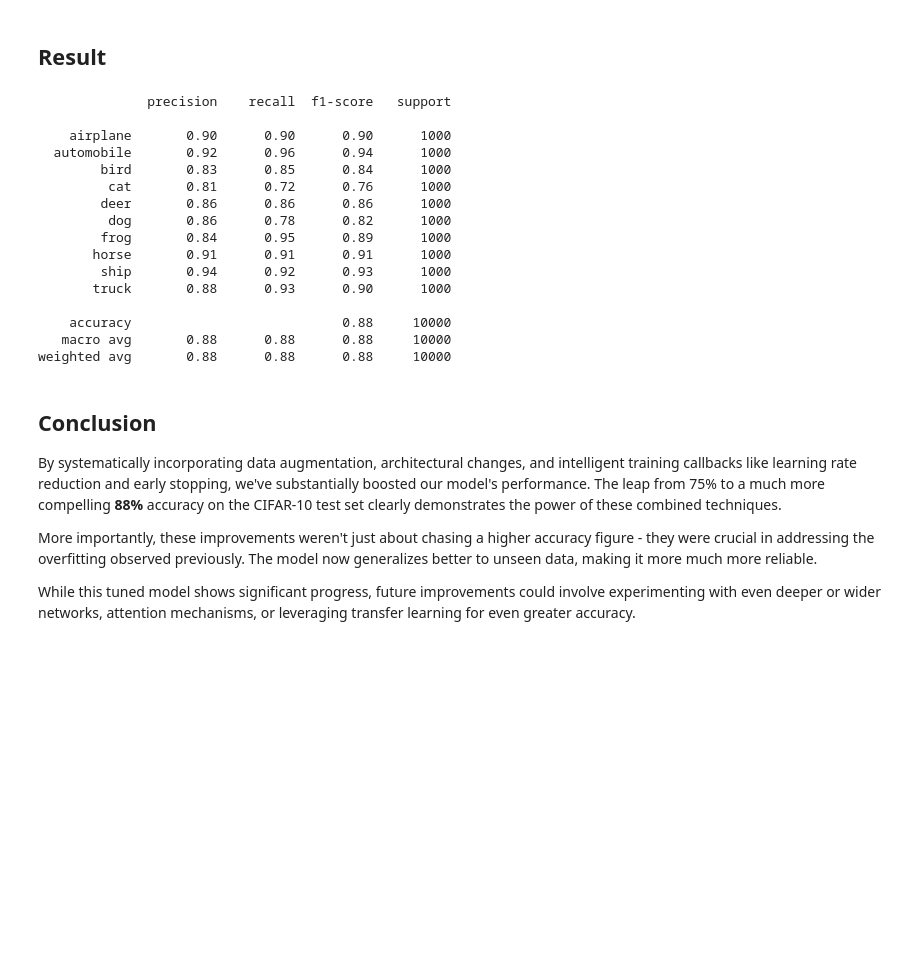
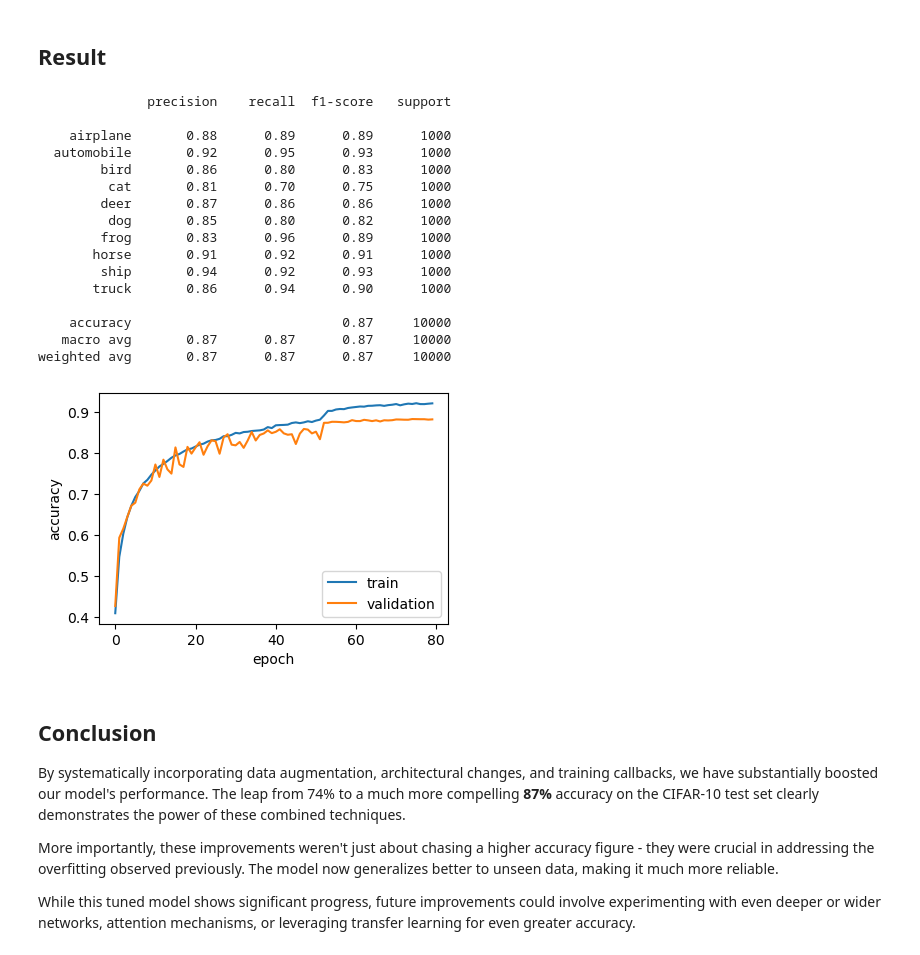
Before and after one commit to sweetpalma/mle, a Jupyter notebook: image-classification/02-cnn-tuned.ipynb, the cells around one changed output. Cells and saved outputs as stored; diff of their text form; code cells hidden in the pictures; blank space fills up the shorter version.

```diff
--- a/image-classification/02-cnn-tuned.ipynb
+++ b/image-classification/02-cnn-tuned.ipynb
@@ -55,8 +57,8 @@ plt.show()
 ## Label Encoding
 # %%
 from tensorflow.keras.utils import to_categorical
-y_train_encoded = to_categorical(y_train, num_classes=len(class_names))
-y_test_encoded = to_categorical(y_test, num_classes=len(class_names))
+y_train_encoded = to_categorical(y_train, num_classes=len(train.features['label'].names))
+y_test_encoded = to_categorical(y_test, num_classes=len(train.features['label'].names))
 # %% [markdown]
 ## Building and Training the Model
 # %% [markdown]
@@ -87,13 +89,14 @@ def vgg_block(filters, dropout_rate=0.15):
 # %% [markdown]
 Just as before, our full model will consist of the **feature learning** part, now built by stacking several of these VGG blocks, and the integrated data augmentation layer. This is then followed by the **classification** part, which takes these learned features and decides what object is in the image.
 # %%
+from tensorflow.keras.utils import set_random_seed
 from tensorflow.keras import Sequential
 
-num_classes = len(class_names)
-input_shape = x_train.shape[1:]
+num_classes = len(train.features['label'].names)
+set_random_seed(0)
 
-feature_learning = Sequential([
-    layers.Input(shape=input_shape),
+feature_learning = Sequential(name='feature_learning', layers=[
+    layers.Input(shape=x_train.shape[1:]),
     data_augmentation,
     vgg_block(32),
     vgg_block(64),
@@ -101,10 +104,11 @@ feature_learning = Sequential([
     vgg_block(256),
 ])
 
-classification = Sequential([
+classification = Sequential(name = 'classification', layers=[
     layers.Flatten(),
-    layers.Dense(128, activation='relu'),
+    layers.Dense(128),
     layers.BatchNormalization(),
+    layers.Activation('relu'),
     layers.Dropout(0.35),
     layers.Dense(num_classes, activation='softmax'),
 ])
@@ -113,3 +117,5 @@ model = Sequential([
     feature_learning,
     classification,
 ])
+
+display(model.summary(expand_nested=True))
@@ -121,7 +150,7 @@ To aid our training process and combat overfitting more effectively, we will use
 # %%
 from tensorflow.keras.callbacks import ReduceLROnPlateau, EarlyStopping
 earlystop = EarlyStopping(monitor='val_loss', patience=20, restore_best_weights=True)
-reduce_lr = ReduceLROnPlateau(monitor='val_loss', patience=8, min_lr=0.00001)
+reduce_lr = ReduceLROnPlateau(monitor='val_loss', patience=10, min_lr=0.00001)
 callbacks = [reduce_lr, earlystop]
 # %% [markdown]
 We'll might also use the `AdamW` optimizer, which is an extension of the Adam optimizer that incorporates the normalization technique called **weight decay**, often leading to better generalization.
@@ -136,5 +165,5 @@ Now, let's compile and train our tuned model. This time we might start using the
 from tensorflow import device
 with device('/GPU'):
     model.compile(optimizer=optimizer, loss='categorical_crossentropy', metrics=['accuracy'])
-    model.fit(x_train, y_train_encoded, epochs=120, batch_size=64, callbacks=callbacks, validation_split=0.2)
+    history = model.fit(x_train, y_train_encoded, epochs=100, batch_size=64, callbacks=callbacks, validation_split=0.2)
 # %% [output]
@@ -159,34 +188,44 @@ Epoch 67/120
 ## Result
 # %%
 from sklearn.metrics import classification_report
-import numpy as np
 with device('/GPU'):
     y_pred_probs = model.predict(x_test, verbose=False)
     y_pred_labels = np.argmax(y_pred_probs, axis=1)
     y_true_labels = np.argmax(y_test_encoded, axis=1)
-    print(classification_report(y_true_labels, y_pred_labels, target_names=class_names))
+    print(classification_report(y_true_labels, y_pred_labels, target_names=train.features['label'].names))
 # %% [output]
               precision    recall  f1-score   support
 
-    airplane       0.90      0.90      0.90      1000
-  automobile       0.92      0.96      0.94      1000
-        bird       0.83      0.85      0.84      1000
-         cat       0.81      0.72      0.76      1000
-        deer       0.86      0.86      0.86      1000
-         dog       0.86      0.78      0.82      1000
-        frog       0.84      0.95      0.89      1000
-       horse       0.91      0.91      0.91      1000
+    airplane       0.88      0.89      0.89      1000
+  automobile       0.92      0.95      0.93      1000
+        bird       0.86      0.80      0.83      1000
+         cat       0.81      0.70      0.75      1000
+        deer       0.87      0.86      0.86      1000
+         dog       0.85      0.80      0.82      1000
+        frog       0.83      0.96      0.89      1000
+       horse       0.91      0.92      0.91      1000
         ship       0.94      0.92      0.93      1000
-       truck       0.88      0.93      0.90      1000
+       truck       0.86      0.94      0.90      1000
 
-    accuracy                           0.88     10000
-   macro avg       0.88      0.88      0.88     10000
-weighted avg       0.88      0.88      0.88     10000
+    accuracy                           0.87     10000
+   macro avg       0.87      0.87      0.87     10000
+weighted avg       0.87      0.87      0.87     10000
+# %%
+import matplotlib.pyplot as plt
+plt.figure(figsize=(4.5, 3))
+plt.plot(history.history['accuracy'], label='train')
+plt.plot(history.history['val_accuracy'], label='validation')
+plt.ylabel('accuracy')
+plt.xlabel('epoch')
+plt.legend(loc='lower right')
+plt.show()
+# %% [output]
+[figure, added]
 # %% [markdown]
 ## Conclusion
 
-By systematically incorporating data augmentation, architectural changes, and intelligent training callbacks like learning rate reduction and early stopping, we've substantially boosted our model's performance. The leap from 75% to a much more compelling **88%** accuracy on the CIFAR-10 test set clearly demonstrates the power of these combined techniques.
+By systematically incorporating data augmentation, architectural changes, and training callbacks, we have substantially boosted our model's performance. The leap from 74% to a much more compelling **87%** accuracy on the CIFAR-10 test set clearly demonstrates the power of these combined techniques.
 
-More importantly, these improvements weren't just about chasing a higher accuracy figure - they were crucial in addressing the overfitting observed previously. The model now generalizes better to unseen data, making it more much more reliable.
+More importantly, these improvements weren't just about chasing a higher accuracy figure - they were crucial in addressing the overfitting observed previously. The model now generalizes better to unseen data, making it much more reliable.
 
 While this tuned model shows significant progress, future improvements could involve experimenting with even deeper or wider networks, attention mechanisms, or leveraging transfer learning for even greater accuracy.
```
Also changed, not shown: parts of 8 cells of this notebook, 1 other file.
